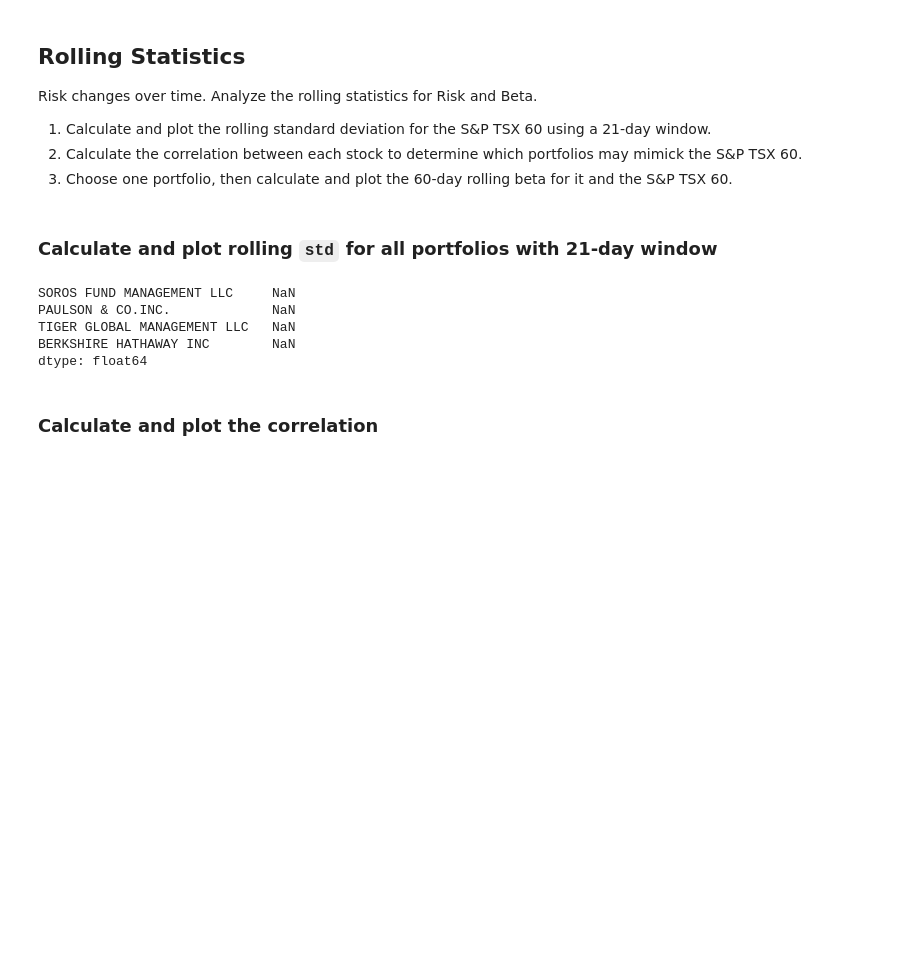
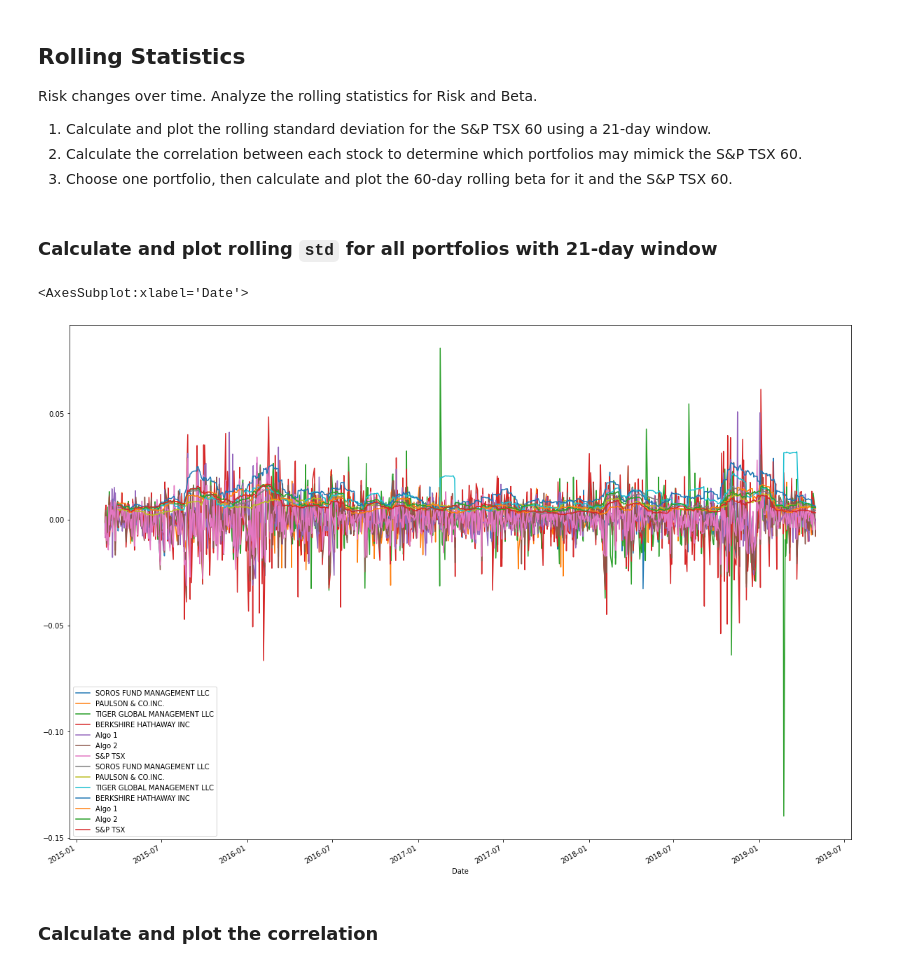
Before and after one commit to vjreddy2001/Portfolio, a Jupyter notebook: A_Whale_off_the_Portfolio/whale_analysis.ipynb, the cells around one changed output. Drawn from its saved outputs; the diff is of its cells as text; code cells hidden in the pictures; blank space fills up the shorter version.

```diff
--- a/A_Whale_off_the_Portfolio/whale_analysis.ipynb
+++ b/A_Whale_off_the_Portfolio/whale_analysis.ipynb
@@ -403,27 +428,25 @@ Risk changes over time. Analyze the rolling statistics for Risk and Beta.
 # %%
 
 # Calculate the rolling standard deviation for all portfolios using a 21-day window
-#ax = annu_std_dev_sptsx.plot(figsize=(25,10))
-annu_std_dev_whale
 
-rolling_std_dev_whale = annu_std_dev_whale.rolling(window=21).std()
+
+
+rolling_std_dev_portfolio = joined_portfolio.rolling(window=21).std()
+
 #rolling_std_dev_algo = annu_std_dev_algo.rolling(window=21).mean().plot(ax=ax)
 #rolling_std_dev_sptsx = annu_std_dev_sptsx.rolling(window=21).mean().plot(ax=ax)
-
-rolling_std_dev_whale
-# %% [output]
-SOROS FUND MANAGEMENT LLC     NaN
-PAULSON & CO.INC.             NaN
-TIGER GLOBAL MANAGEMENT LLC   NaN
-BERKSHIRE HATHAWAY INC        NaN
-dtype: float64
 # %%
 # Plot the rolling standard deviation
- # Set figure of the std dev
+# Set figure of the std dev
+ax = joined_portfolio.plot()
 
+rolling_std_dev_portfolio.plot(figsize=(20,15), ax=ax)
 
 #rolling_std_dev_whale.plot(ax=ax)
 #rolling_std_dev_algo.plot(ax=ax)
+# %% [output]
+<AxesSubplot:xlabel='Date'>
+[figure, added]
 # %% [markdown]
 ### Calculate and plot the correlation
 # %%
```
Also changed, not shown: parts of 31 cells of this notebook.
